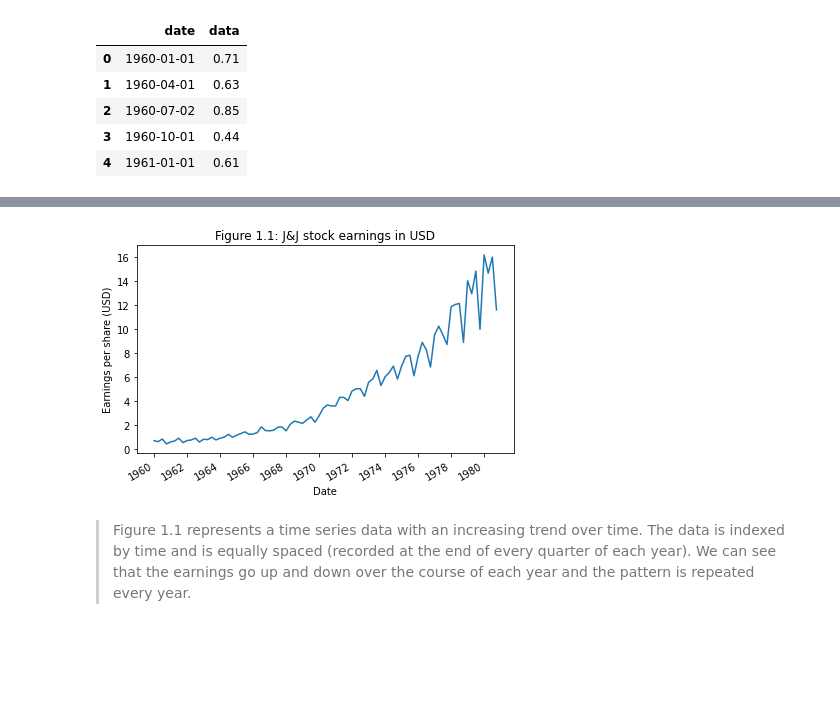
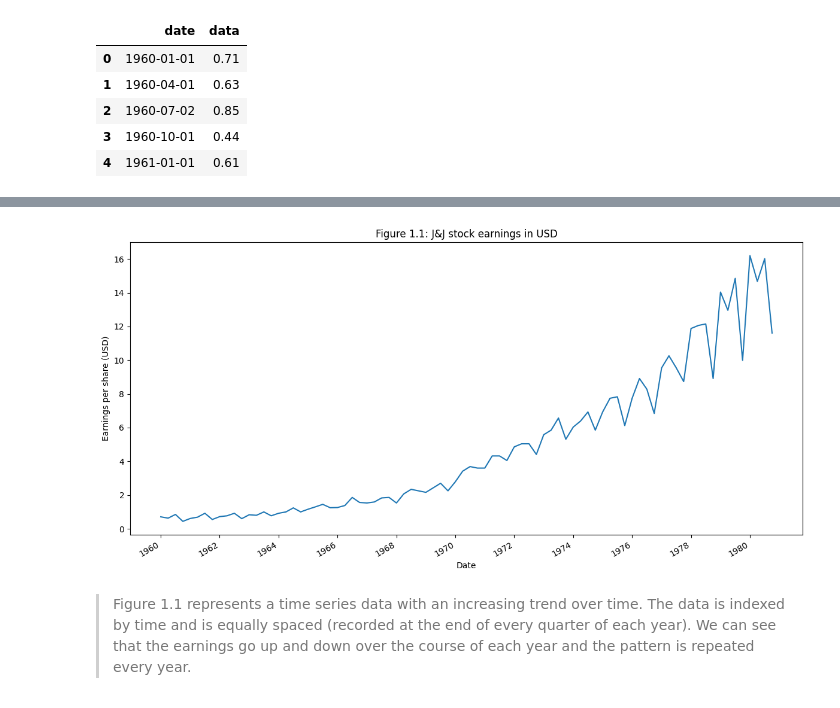
Before and after one commit to waelrash1/forecastingmodelsPY, a Jupyter notebook: CH01/CH01.ipynb, the cells around one changed output, grey strips where cells are left out. Drawn from its saved outputs; the diff is of its cells as text; code cells hidden in the pictures; blank space fills up the shorter version.

```diff
--- a/CH01/CH01.ipynb
+++ b/CH01/CH01.ipynb
@@ -65,18 +59,24 @@ df
 # %%
-fig, ax = plt.subplots()
+# Creating a plot to visualize the earnings per share over time
+fig, ax = plt.subplots(figsize=(12,6))
 
+# Plotting the time series data
 ax.plot(df.date, df.data)
 ax.set_xlabel('Date')
 ax.set_ylabel('Earnings per share (USD)')
 ax.set_title('Figure 1.1: J&J stock earnings in USD')
+
+# Setting custom x-ticks for better readability
 plt.xticks(np.arange(0, 85, 8), [1960, 1962, 1964, 1966, 1968, 1970, 1972, 1974, 1976, 1978, 1980])
 
+# Auto-formatting the date labels
 fig.autofmt_xdate()
 plt.tight_layout()
 
-plt.savefig('figures/CH01_F01_jj.png', dpi=300)
+# Saving the figure
+#plt.savefig('figures/CH01_F01_jj.png', dpi=300)
 # %% [output]
-[figure, old version]
+[figure, new version]
 # %% [markdown]
 > Figure 1.1 represents a time series data with an increasing trend over time. The data is indexed by time and is equally spaced (recorded at the end of every quarter of each year). We can see that the earnings go up and down over the course of each year and the pattern is repeated every year.
 # %% [markdown]
```
Also changed, not shown: parts of 12 cells of this notebook.
